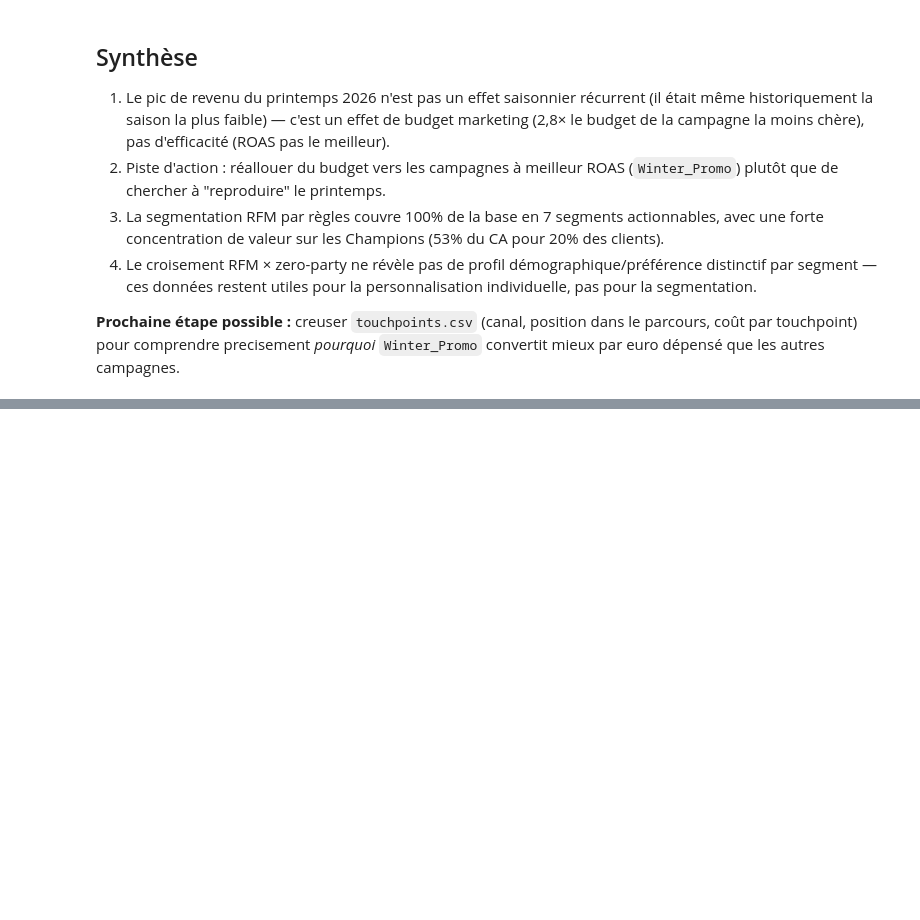
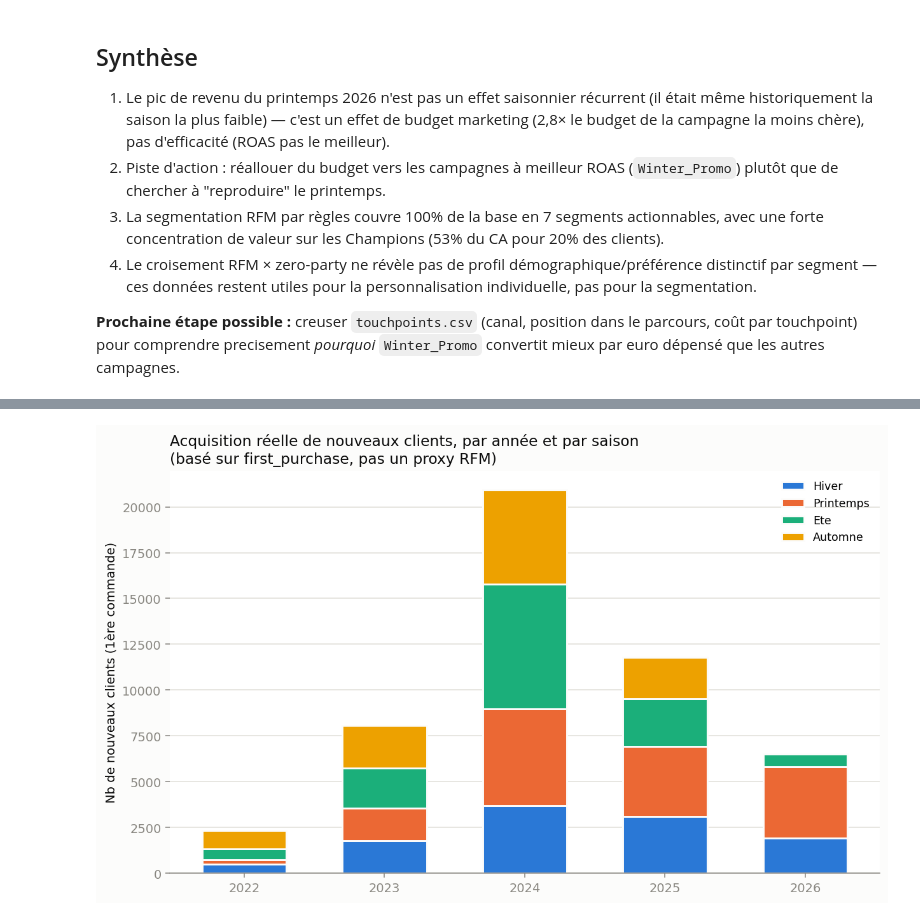
Before and after one commit to Msegura4/lumina_and_co_data_marketing, a Jupyter notebook: notebook_TP_kemil.ipynb, the cells around one changed output, grey strips where cells are left out. Saved outputs shown, nothing was run; the diff lists cells and outputs as text; code cells hidden in the pictures; blank space fills up the shorter version.

```diff
--- a/notebook_TP_kemil.ipynb
+++ b/notebook_TP_kemil.ipynb
@@ -207,0 +308,24 @@ Perdus                                           14.3  ...         13.9
+# %%
+customers = pd.read_csv("clean_data/customers_clean.csv", parse_dates=["first_purchase"])
+customers["annee"] = customers["first_purchase"].dt.year
+customers["mois"]  = customers["first_purchase"].dt.month
+customers["saison"] = customers["mois"].map({
+    12: "Hiver", 1: "Hiver", 2: "Hiver",
+    3: "Printemps", 4: "Printemps", 5: "Printemps",
+    6: "Ete", 7: "Ete", 8: "Ete",
+    9: "Automne", 10: "Automne", 11: "Automne"
+})
+
+print("====== Nb de VRAIS nouveaux clients (1ere commande) par annee ======")
+print(customers["annee"].value_counts().sort_index())
+
+print("\n====== Repartition par annee x saison ======")
+acquisition = customers.groupby(["annee", "saison"]).size().unstack(fill_value=0)
+acquisition = acquisition.reindex(columns=["Hiver", "Printemps", "Ete", "Automne"])
+print(acquisition)
+
+print("\n====== Part de chaque saison dans l acquisition de l annee (%) ======")
+print((acquisition.div(acquisition.sum(axis=1), axis=0) * 100).round(1))
+
+print("\nNote : 11 clients ont un first_purchase en 2021, avant le debut de transactions.csv (07/01/2022).")
+print("Probable incoherence mineure d export CRM -> exclus du graphique ci-dessous, negligeable sur le total.")
@@ -207,0 +350,23 @@ Perdus                                           14.3  ...         13.9
+# %%
+acquisition = customers[customers["annee"] >= 2022].groupby(["annee", "saison"]).size().unstack(fill_value=0)
+acquisition = acquisition.reindex(columns=["Hiver", "Printemps", "Ete", "Automne"])
+SEASON_PAL = {"Hiver": "#2a78d6", "Printemps": "#eb6834", "Ete": "#1baf7a", "Automne": "#eda100"}
+
+fig, ax = plt.subplots(figsize=(9, 5.5))
+bottom = pd.Series(0, index=acquisition.index)
+for saison in ["Hiver", "Printemps", "Ete", "Automne"]:
+    vals = acquisition[saison]
+    ax.bar(acquisition.index.astype(str), vals, bottom=bottom, width=0.6, color=SEASON_PAL[saison],
+           label=saison, edgecolor="white", linewidth=1.5)
+    bottom += vals
+ax.set_ylabel("Nb de nouveaux clients (1ère commande)")
+ax.set_title("Acquisition réelle de nouveaux clients, par année et par saison\n(basé sur first_purchase, pas un proxy RFM)", loc="left")
+ax.grid(axis="y", color="#e1e0d9", linewidth=0.8, zorder=0)
+ax.set_axisbelow(True)
+for spine in ["top", "right", "left"]:
+    ax.spines[spine].set_visible(False)
+ax.legend(loc="upper right", frameon=False, fontsize=9)
+plt.tight_layout()
+plt.show()
+# %% [output]
+[figure, added]
```
Also changed, not shown: parts of 41 cells of this notebook, 1 other file.
